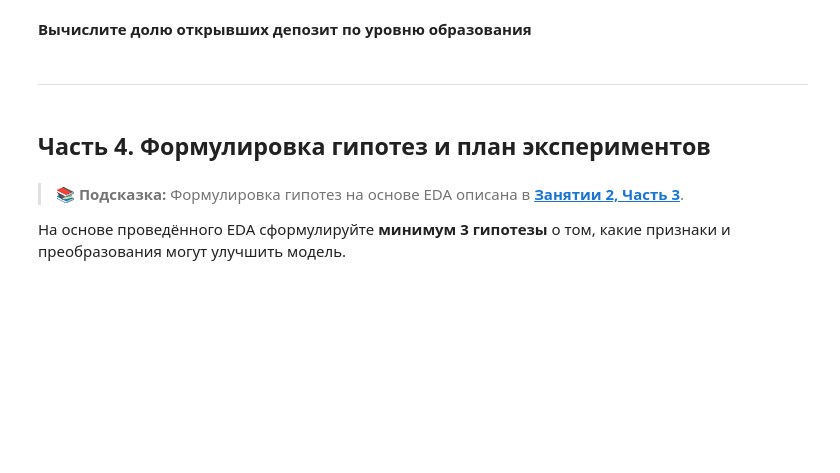
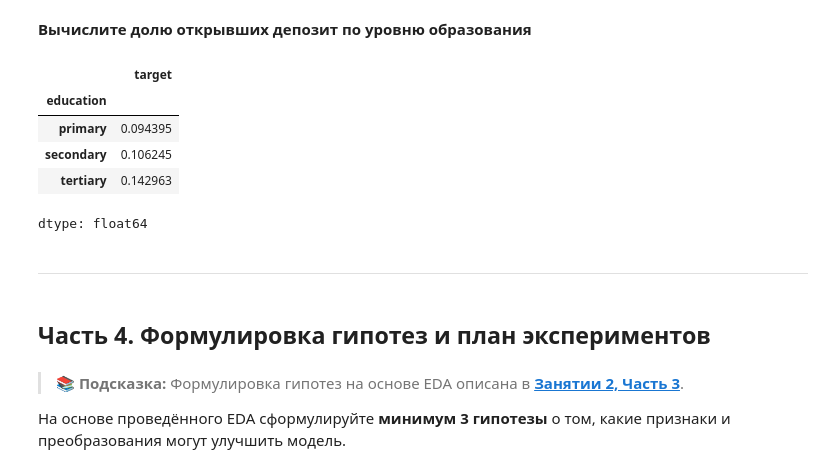
Before and after one commit to GDVevo/ml_uni, a Jupyter notebook: Практическая_работа_№10_Разведочный_анализ,_предобработка_данных_и_обучение_моделей_классификации.ipynb, the cells around one changed output. Saved outputs shown, nothing was run; the diff lists cells and outputs as text; code cells hidden in the pictures; blank space fills up the shorter version.

```diff
--- a/Практическая_работа_№10_Разведочный_анализ,_предобработка_данных_и_обучение_моделей_классификации.ipynb
+++ b/Практическая_работа_№10_Разведочный_анализ,_предобработка_данных_и_обучение_моделей_классификации.ipynb
@@ -437,3 +471,13 @@ TypeError: Data source must be a DataFrame or Mapping, not <class 'pandas.core.g
+# %%
+# ВАШ КОД
+bank.groupby('education')['target'].sum() / bank.groupby('education')['target'].size()
+# %% [output]
+|  | target |
+| education |  |
+| primary | 0.094395 |
+| secondary | 0.106245 |
+| tertiary | 0.142963 |
+dtype: float64
 # %% [markdown]
 ---
 # %% [markdown]
```
Also changed, not shown: parts of 6 cells of this notebook.
